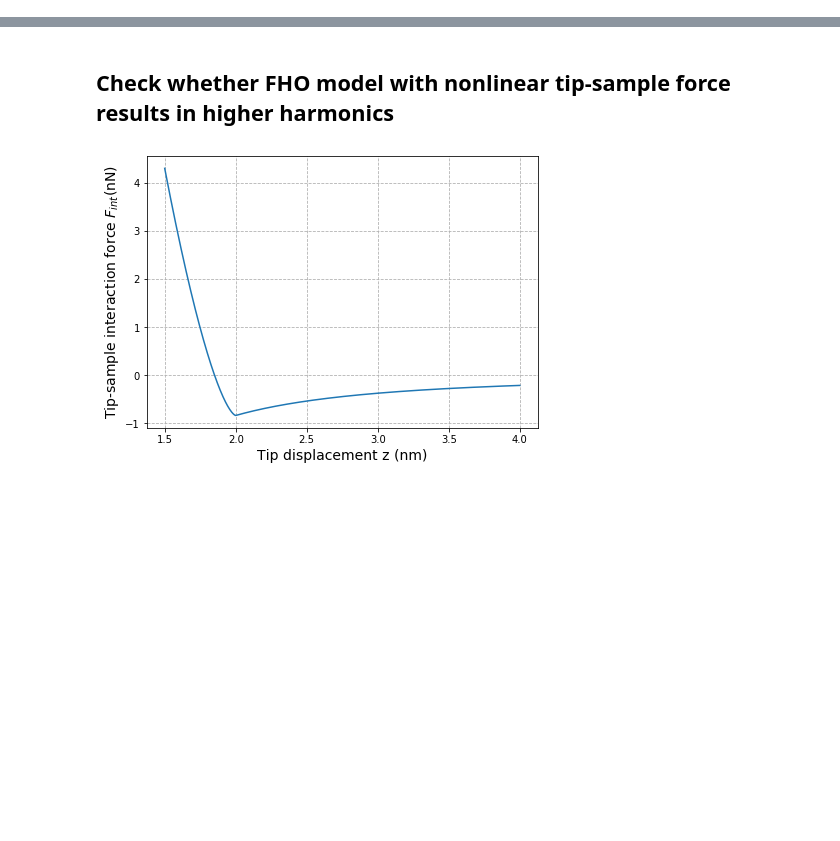
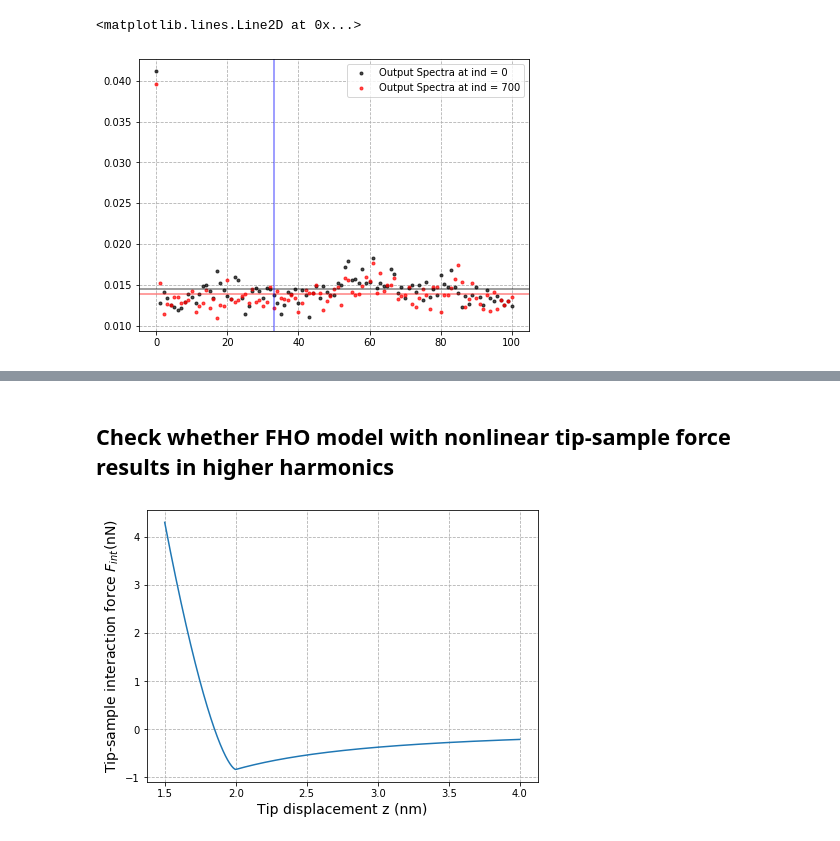
Before and after one commit to Jhko725/Contact-Point-Detection, a Jupyter notebook: Prototyping.ipynb, the cells around one changed output, grey strips where cells are left out. Drawn from its saved outputs; the diff is of its cells as text; code cells hidden in the pictures; blank space fills up the shorter version.

```diff
--- a/Prototyping.ipynb
+++ b/Prototyping.ipynb
@@ -39,0 +86,14 @@ print(header)
+# %%
+fig, ax = plt.subplots(1, 1, figsize = (7, 5))
+ax.plot(z_fft[0, :, 1], '.k', alpha = 0.7, label = 'Output Spectra at ind = 0')
+ax.plot(z_fft[750, :, 1], '.r', alpha = 0.7, label = 'Output Spectra at ind = 700')
+ax.grid(ls = '--')
+ax.legend(loc = 'best')
+#ax.set_yscale('log')
+plt.axhline(y = np.mean(z_fft[0, :, 1]), color = 'k', alpha = 0.5)
+plt.axhline(y = np.mean(z_fft[750, :, 1]), color = 'r', alpha = 0.5)
+
+plt.axvline(x = np.argmax(z_fft[0, :, 0]), color = 'b', alpha = 0.5)
+# %% [output]
+<matplotlib.lines.Line2D at 0x...>
+[figure, added]
```
Also changed, not shown: parts of 15 cells of this notebook.
